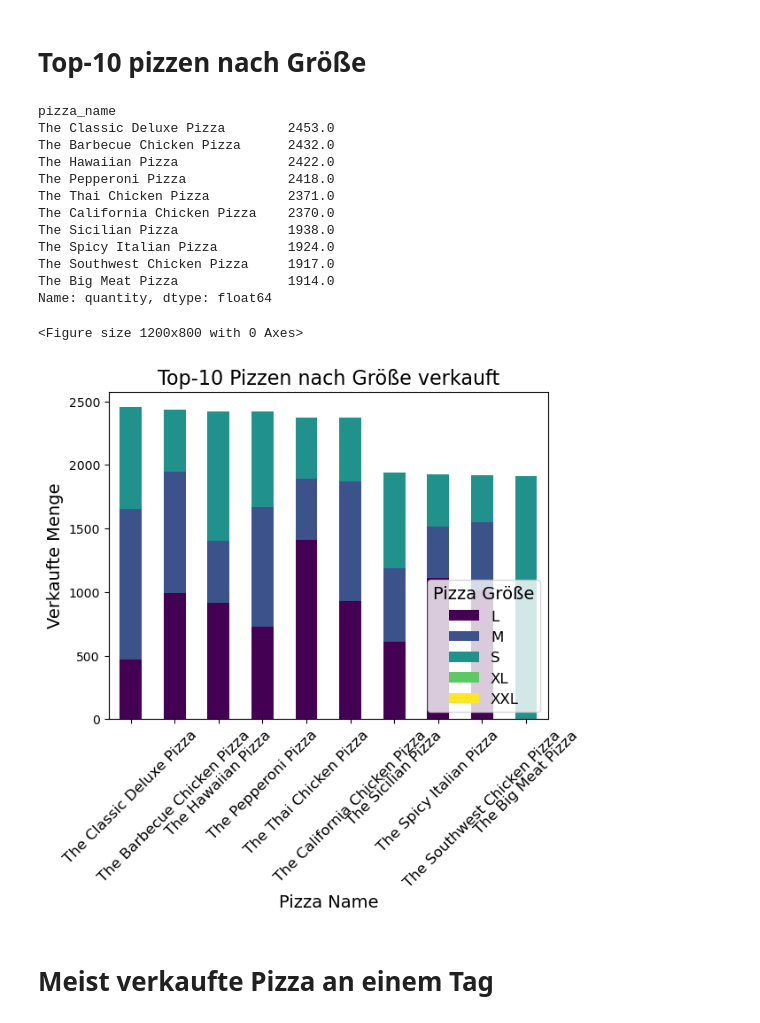
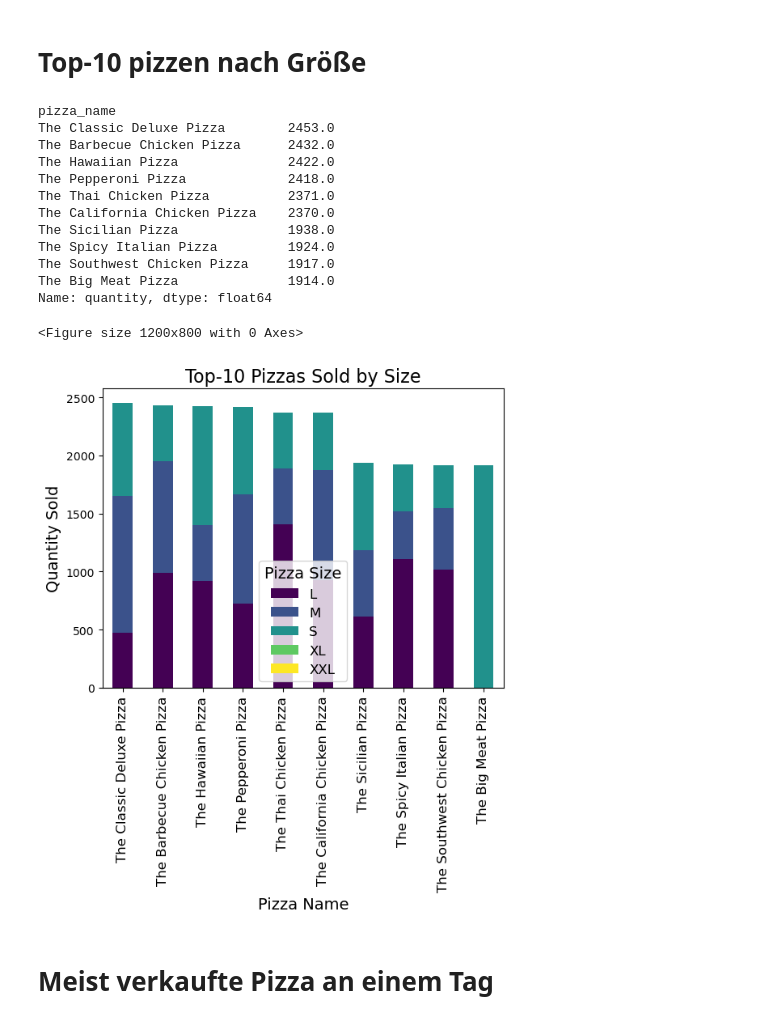
Before and after one commit to dasrinkana/pizza_sales, a Jupyter notebook: pizza.ipynb, the cells around one changed output. Cells and saved outputs as stored; diff of their text form; code cells hidden in the pictures.

```diff
--- a/pizza.ipynb
+++ b/pizza.ipynb
@@ -98,31 +98,31 @@ plt.show()
 # %%
 pizza_by_size = data.groupby(['pizza_name', 'pizza_size']).sum()['quantity']
 top_10_pizza_size = pizza_by_size.groupby('pizza_name').sum().nlargest(10)
 print(top_10_pizza_size)
 
 plt.figure(figsize=(12, 8))
 pizza_by_size.unstack().loc[top_10_pizza_size.index].plot(kind='bar', stacked=True, cmap='viridis')
-plt.title('Top-10 Pizzen nach Größe verkauft', fontsize=16)
+plt.title('Top-10 Pizzas Sold by Size', fontsize=16)
 plt.xlabel('Pizza Name', fontsize=14)
-plt.ylabel('Verkaufte Menge', fontsize=14)
-plt.xticks(rotation=45, fontsize=12)
-plt.legend(title='Pizza Größe', fontsize=12, title_fontsize=14)
+plt.ylabel('Quantity Sold', fontsize=14)
+plt.xticks(rotation=90, fontsize=12)
+plt.legend(title='Pizza Size', fontsize=12, title_fontsize=14)
 plt.show()
 # %% [output]
 pizza_name
 The Classic Deluxe Pizza        2453.0
 The Barbecue Chicken Pizza      2432.0
 The Hawaiian Pizza              2422.0
 The Pepperoni Pizza             2418.0
 The Thai Chicken Pizza          2371.0
 The California Chicken Pizza    2370.0
 The Sicilian Pizza              1938.0
 The Spicy Italian Pizza         1924.0
 The Southwest Chicken Pizza     1917.0
 The Big Meat Pizza              1914.0
 Name: quantity, dtype: float64
 <Figure size 1200x800 with 0 Axes>
-[figure, old version]
+[figure, new version]
 # %% [markdown]
 # Meist verkaufte Pizza an einem Tag
 # %%
```
Also changed, not shown: parts of 12 cells of this notebook.
